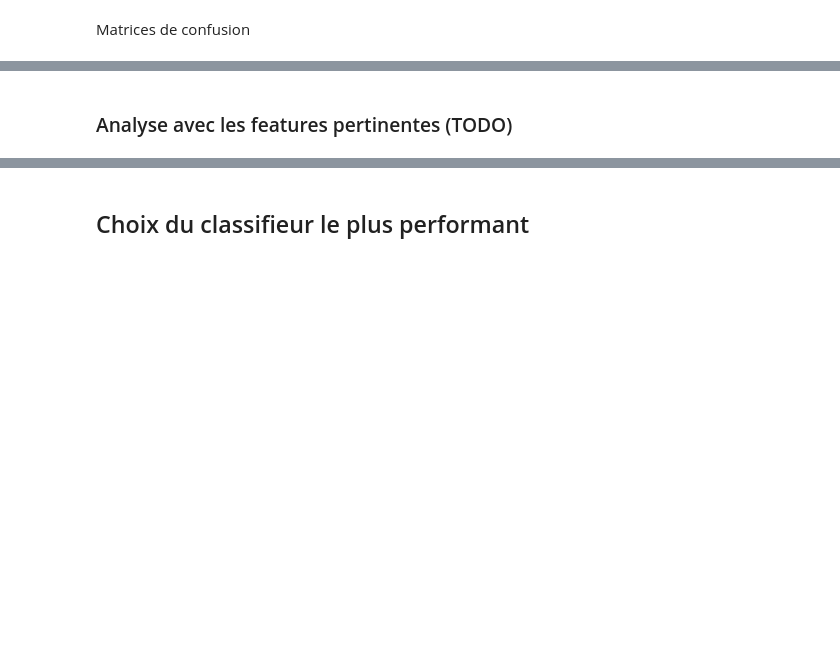
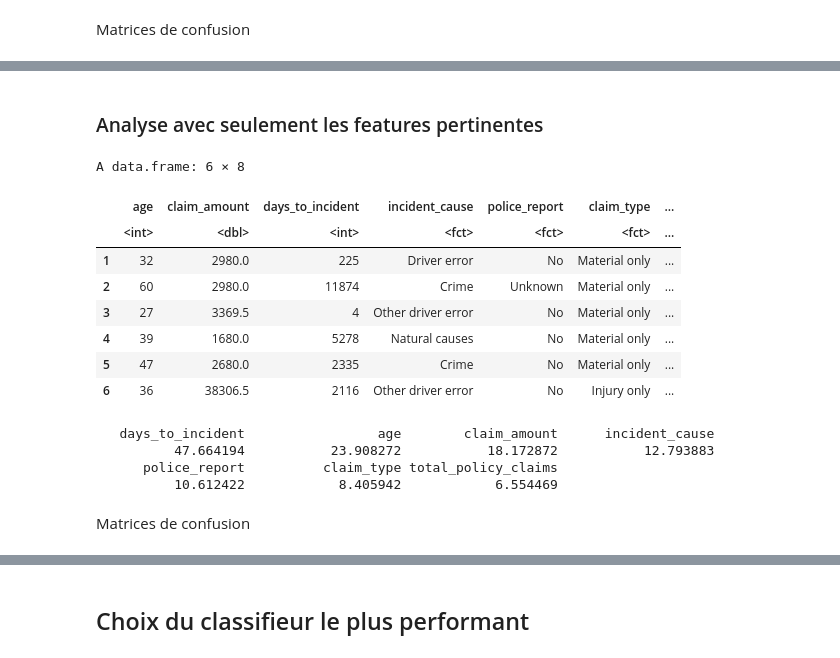
Before and after one commit to MaxGomas/mlanalyse, a Jupyter notebook: main.ipynb, the cells around one changed output, grey strips where cells are left out. Drawn from its saved outputs; the diff is of its cells as text; code cells hidden in the pictures; blank space fills up the shorter version.

Commit message:
analyse avec les features choisies

```diff
--- a/main.ipynb
+++ b/main.ipynb
@@ -355,2 +391,2 @@ taux_success3
 # %% [markdown]
-### Analyse avec les features pertinentes (TODO)
+### Analyse avec seulement les features pertinentes
@@ -366,0 +393,15 @@ fraudesP_ET <- fraudes[401:600,featuresPertinentes]
+# %%
+library(rpart)
+library(C50)
+library(tree)
+head(fraudes_EA_P)
+# %% [output]
+A data.frame: 6 × 8
+|  | age | claim_amount | days_to_incident | incident_cause | police_report | claim_type | ... |
+|  | <int> | <dbl> | <int> | <fct> | <fct> | <fct> | ... |
+| 1 | 32 | 2980.0 | 225 | Driver error | No | Material only | ... |
+| 2 | 60 | 2980.0 | 11874 | Crime | Unknown | Material only | ... |
+| 3 | 27 | 3369.5 | 4 | Other driver error | No | Material only | ... |
+| 4 | 39 | 1680.0 | 5278 | Natural causes | No | Material only | ... |
+| 5 | 47 | 2680.0 | 2335 | Crime | No | Material only | ... |
+| 6 | 36 | 38306.5 | 2116 | Other driver error | No | Injury only | ... |
@@ -366,0 +412,7 @@ fraudesP_ET <- fraudes[401:600,featuresPertinentes]
+# %%
+tree1$variable.importance
+# %% [output]
+   days_to_incident                 age        claim_amount      incident_cause
+          47.664194           23.908272           18.172872           12.793883
+      police_report          claim_type total_policy_claims
+          10.612422            8.405942            6.554469
@@ -366,0 +423,2 @@ fraudesP_ET <- fraudes[401:600,featuresPertinentes]
+# %% [markdown]
+Matrices de confusion
```
Also changed, not shown: parts of 32 cells of this notebook, 1 other file.
